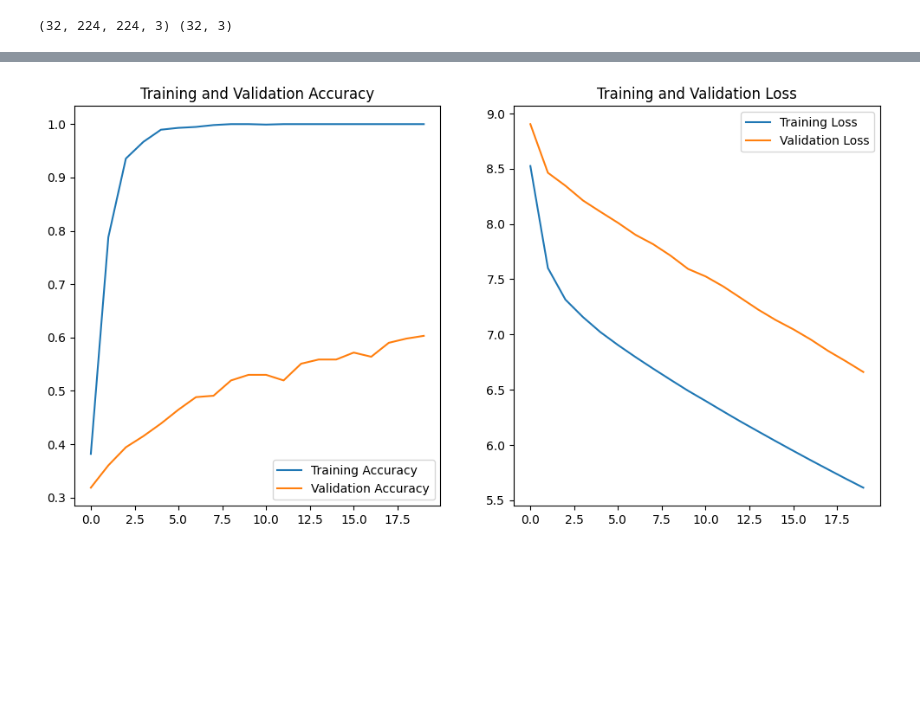
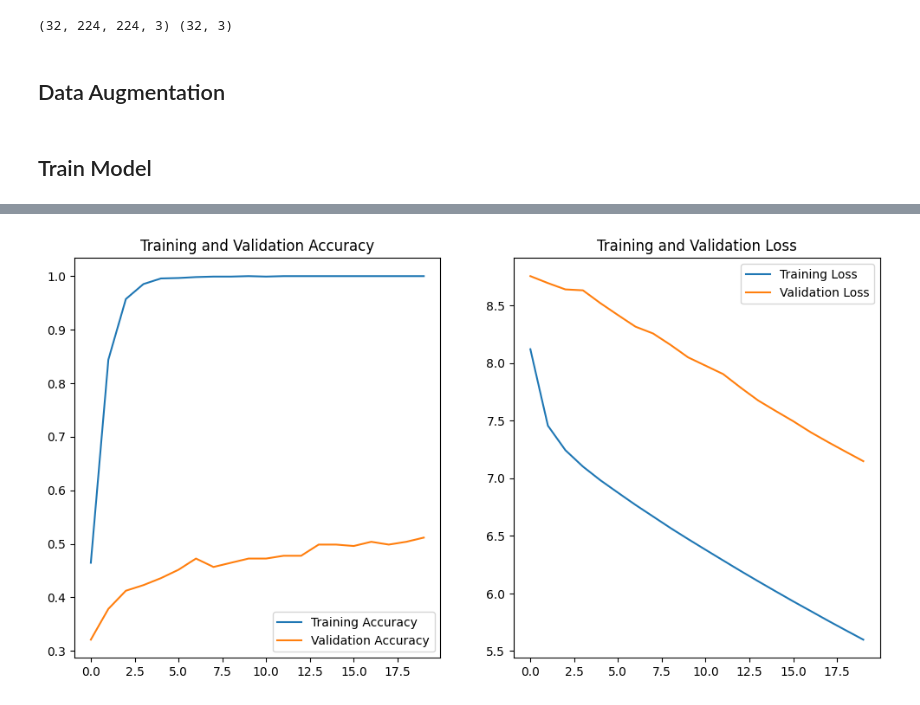
Before and after one commit to Bangkit-C242-PS177/ML, a Jupyter notebook: skin_type.ipynb, the cells around one changed output, grey strips where cells are left out. Cells and saved outputs as stored; diff of their text form; code cells hidden in the pictures; blank space fills up the shorter version.

```diff
--- a/skin_type.ipynb
+++ b/skin_type.ipynb
@@ -373,6 +184,8 @@ for image, label in ds_train.take(1):
     print(image.shape, label.shape)  # Pastikan gambar memiliki shape (32, 224, 224, 3)
 # %% [output]
 (32, 224, 224, 3) (32, 3)
+# %% [markdown]
+## Data Augmentation
 # %%
 # # Fungsi untuk augmentasi data
 # def augment(image, label):
@@ -392,13 +205,15 @@ for image, label in ds_train.take(1):
 
 # ds_test = ds_test.map(preprocess, num_parallel_calls=tf.data.experimental.AUTOTUNE)
 # ds_test = ds_test.batch(32).prefetch(tf.data.experimental.AUTOTUNE)
+# %% [markdown]
+## Train Model
 # %%
 import matplotlib.pyplot as plt
 import numpy as np
 import seaborn as sns
 from sklearn.metrics import confusion_matrix, classification_report
 
-class_weight = {0: 1.5, 1: 0.4, 2: 1.5}  # Sesuaikan bobot berdasarkan kinerja kelas
+class_weight = {0: 1.4, 1: 0.4, 2: 1}  # Sesuaikan bobot berdasarkan kinerja kelas
 
 # Melatih model dan mencatat hasil pelatihan dalam objek `history`
 history = model.fit(
@@ -455 +270 @@ Epoch 20/20
-[figure, old version]
+[figure, new version]
```
Also changed, not shown: parts of 9 cells of this notebook, 4 other files.
